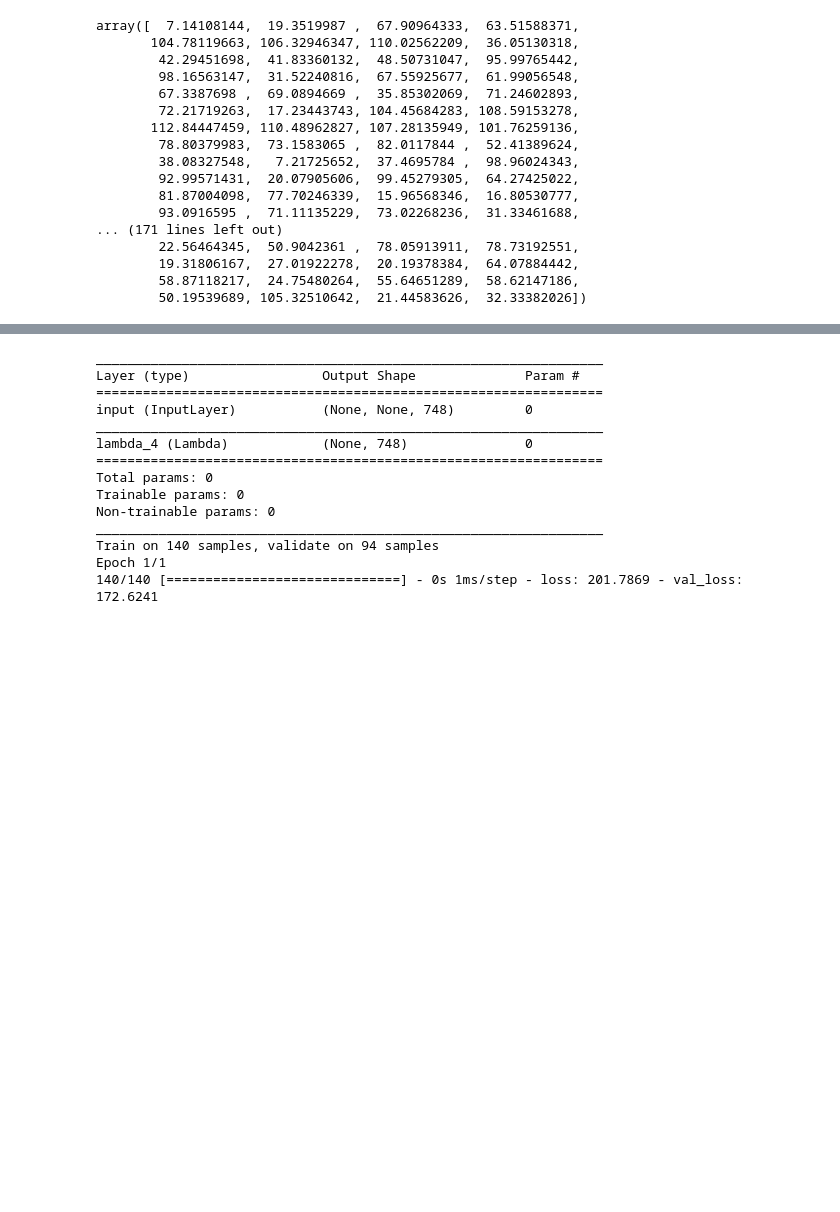
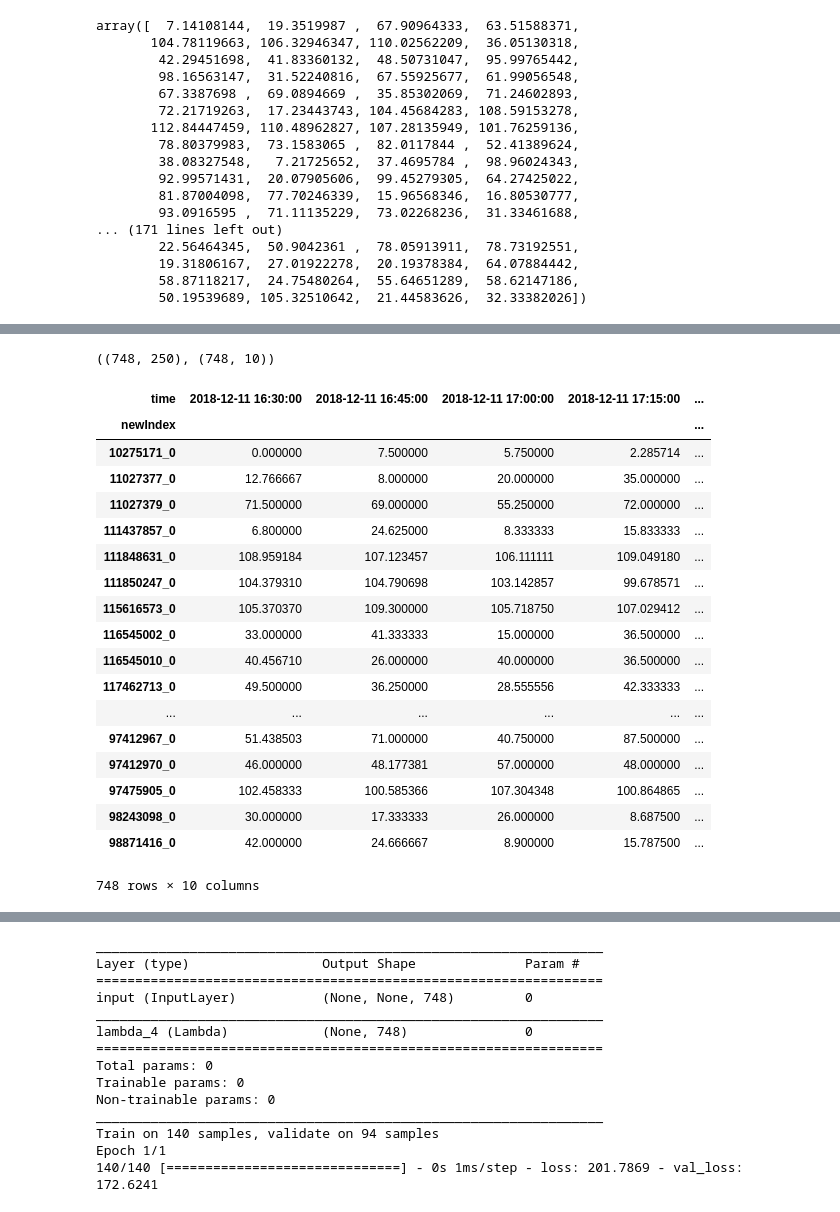
Before and after one commit to bourliam/PRIM, a Jupyter notebook: Notebooks/MLP.ipynb, the cells around one changed output, grey strips where cells are left out. Saved outputs shown, nothing was run; the diff lists cells and outputs as text; code cells hidden in the pictures; blank space fills up the shorter version.

```diff
--- a/Notebooks/MLP.ipynb
+++ b/Notebooks/MLP.ipynb
@@ -91,0 +104,30 @@ ValueError: Only the univariate case is implemented
+# %%
+train = updatedSpeed.iloc[:,:250].values
+train_dates = updatedSpeed.columns[:250]
+test = updatedSpeed.iloc[:,250:]
+test_dates = updatedSpeed.columns[250:].values
+train.shape, test.shape
+# %% [output]
+((748, 250), (748, 10))
+# %%
+test
+# %% [output]
+| time | 2018-12-11 16:30:00 | 2018-12-11 16:45:00 | 2018-12-11 17:00:00 | 2018-12-11 17:15:00 | ... |
+| newIndex |  |  |  |  | ... |
+| 10275171_0 | 0.000000 | 7.500000 | 5.750000 | 2.285714 | ... |
+| 11027377_0 | 12.766667 | 8.000000 | 20.000000 | 35.000000 | ... |
+| 11027379_0 | 71.500000 | 69.000000 | 55.250000 | 72.000000 | ... |
+| 111437857_0 | 6.800000 | 24.625000 | 8.333333 | 15.833333 | ... |
+| 111848631_0 | 108.959184 | 107.123457 | 106.111111 | 109.049180 | ... |
+| 111850247_0 | 104.379310 | 104.790698 | 103.142857 | 99.678571 | ... |
+| 115616573_0 | 105.370370 | 109.300000 | 105.718750 | 107.029412 | ... |
+| 116545002_0 | 33.000000 | 41.333333 | 15.000000 | 36.500000 | ... |
+| 116545010_0 | 40.456710 | 26.000000 | 40.000000 | 36.500000 | ... |
+| 117462713_0 | 49.500000 | 36.250000 | 28.555556 | 42.333333 | ... |
+| ... | ... | ... | ... | ... | ... |
+| 97412967_0 | 51.438503 | 71.000000 | 40.750000 | 87.500000 | ... |
+| 97412970_0 | 46.000000 | 48.177381 | 57.000000 | 48.000000 | ... |
+| 97475905_0 | 102.458333 | 100.585366 | 107.304348 | 100.864865 | ... |
+| 98243098_0 | 30.000000 | 17.333333 | 26.000000 | 8.687500 | ... |
+| 98871416_0 | 42.000000 | 24.666667 | 8.900000 | 15.787500 | ... |
+748 rows × 10 columns
```
Also changed, not shown: parts of 18 cells of this notebook, 2 other files.
